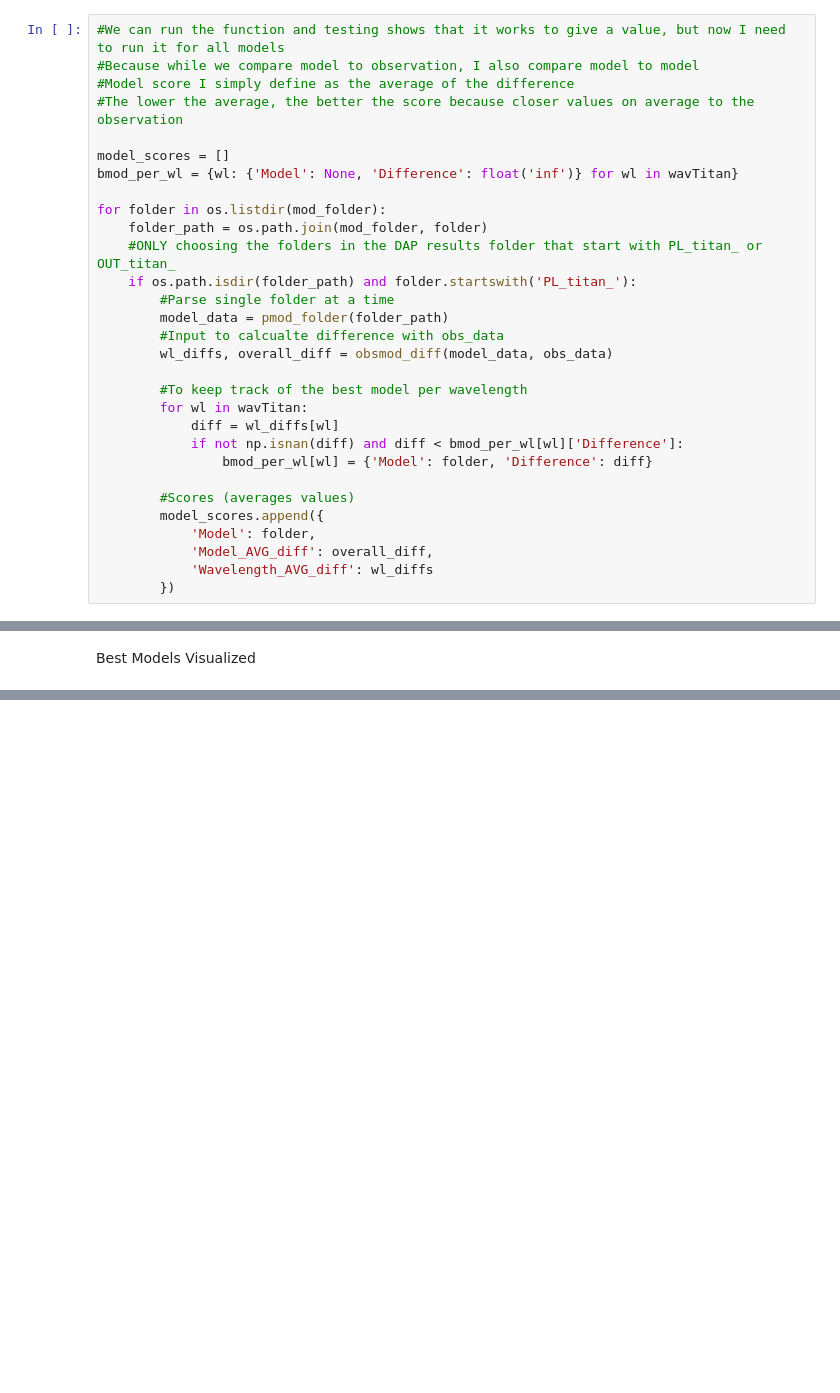
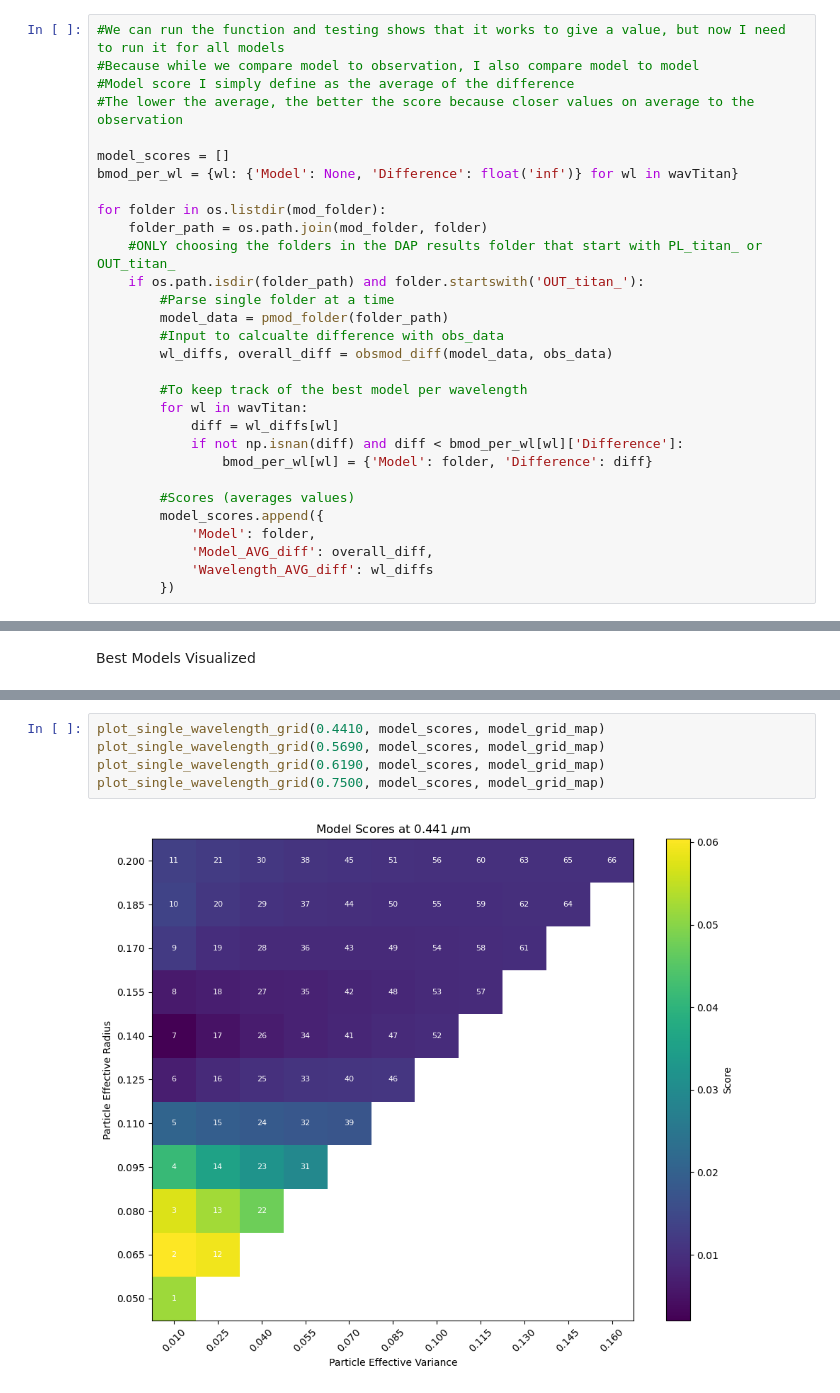
Before and after one commit to amedina-astr/Titan_LC, a Jupyter notebook: 6_scoring_models.ipynb, the cells around one changed output, grey strips where cells are left out. Cells and saved outputs as stored; diff of their text form; blank space fills up the shorter version.

```diff
--- a/6_scoring_models.ipynb
+++ b/6_scoring_models.ipynb
@@ -121,7 +121,7 @@ bmod_per_wl = {wl: {'Model': None, 'Difference': float('inf')} for wl in wavTita
 for folder in os.listdir(mod_folder):
     folder_path = os.path.join(mod_folder, folder)
     #ONLY choosing the folders in the DAP results folder that start with PL_titan_ or OUT_titan_
-    if os.path.isdir(folder_path) and folder.startswith('PL_titan_'):
+    if os.path.isdir(folder_path) and folder.startswith('OUT_titan_'):
         #Parse single folder at a time
         model_data = pmod_folder(folder_path)
         #Input to calcualte difference with obs_data
@@ -241,0 +392,7 @@ for wl in wavTitan:
+# %%
+plot_single_wavelength_grid(0.4410, model_scores, model_grid_map)
+plot_single_wavelength_grid(0.5690, model_scores, model_grid_map)
+plot_single_wavelength_grid(0.6190, model_scores, model_grid_map)
+plot_single_wavelength_grid(0.7500, model_scores, model_grid_map)
+# %% [output]
+[figure, added]
```
Also changed, not shown: parts of 8 cells of this notebook.
